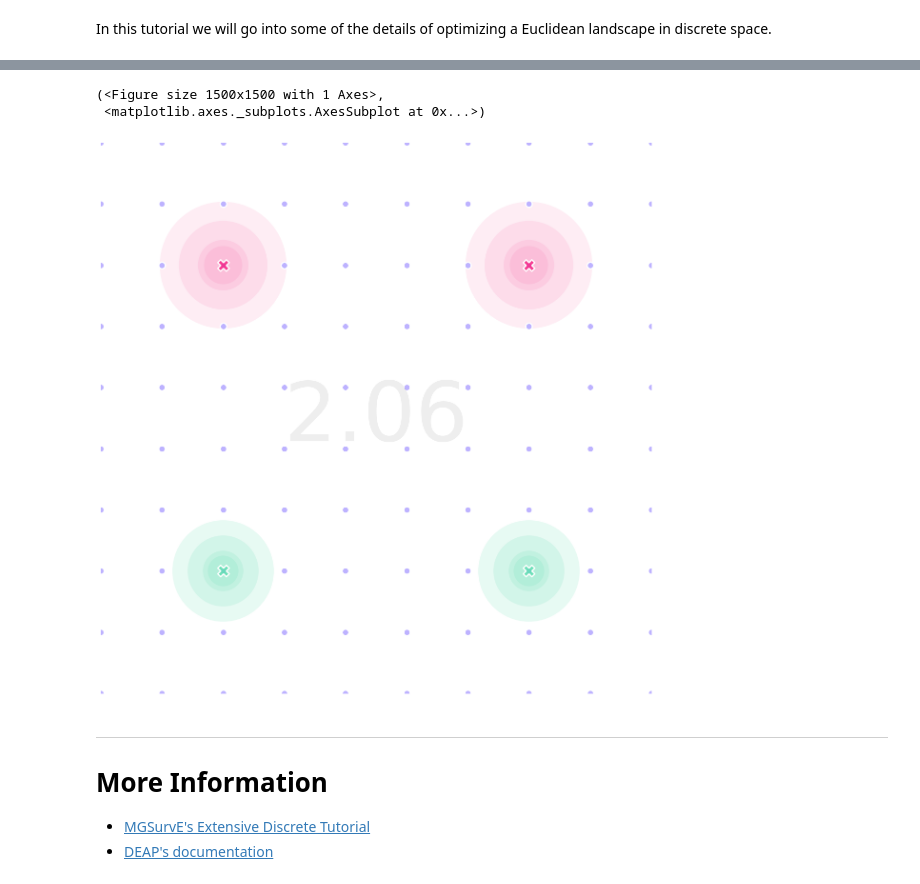
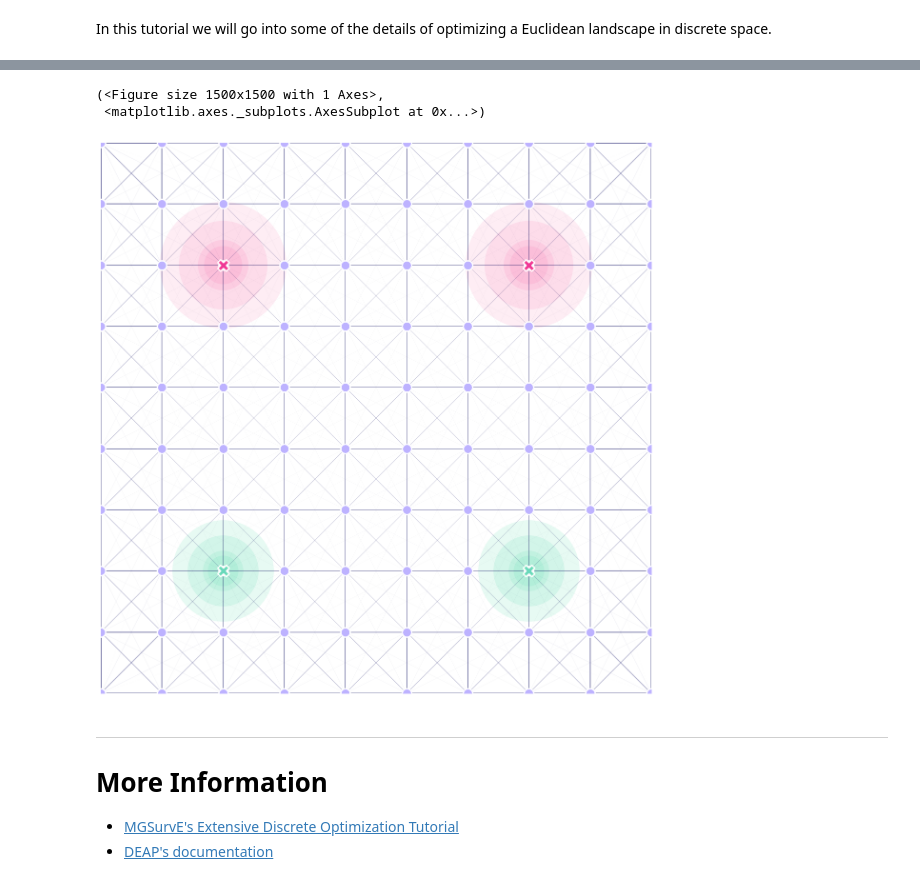
Before and after one commit to Chipdelmal/MGSurvE_Webinar2023, a Jupyter notebook: demos/optimization/discrete.ipynb, the cells around one changed output, grey strips where cells are left out. Saved outputs shown, nothing was run; the diff lists cells and outputs as text; code cells hidden in the pictures.

```diff
--- a/demos/optimization/discrete.ipynb
+++ b/demos/optimization/discrete.ipynb
@@ -43,8 +43,7 @@ lnd = srv.Landscape(
 )
 # %%
 (lnd, logbook) = srv.optimizeDiscreteTrapsGA(
-    lnd, generations=500,
+    lnd, generations=250, verbose=False,
     pop_size='auto', mating_params='auto',
     mutation_params='auto', selection_params='auto',
 )
-dta = pd.DataFrame(logbook)
@@ -69,17 +50,17 @@ gen     nevals  min     avg     max     std             best    traps
 # %%
 (fig, ax) = plt.subplots(1, 1, figsize=(15, 15), sharey=False)
-lnd.plotSites(fig, ax, size=100)
+lnd.plotSites(fig, ax, size=200)
 lnd.plotTraps(fig, ax)
+lnd.plotMaskedMigrationNetwork(fig, ax, alphaMin=.6, lineWidth=25)
 srv.plotClean(fig, ax, bbox=lnd.landLimits)
-srv.plotFitness(fig, ax, min(dta['min']))
 # %% [output]
 (<Figure size 1500x1500 with 1 Axes>,
  <matplotlib.axes._subplots.AxesSubplot at 0x...>)
-[figure, old version]
+[figure, new version]
 # %% [markdown]
 <hr>
 
 # More Information
 
-* [MGSurvE's Extensive Discrete Tutorial](https://chipdelmal.github.io/MGSurvE/build/html/GA_discrete.html)
+* [MGSurvE's Extensive Discrete Optimization Tutorial](https://chipdelmal.github.io/MGSurvE/build/html/GA_discrete.html)
 * [DEAP's documentation](https://deap.readthedocs.io/en/master/)
```
Also changed, not shown: parts of 1 cell of this notebook, 1 other file.
